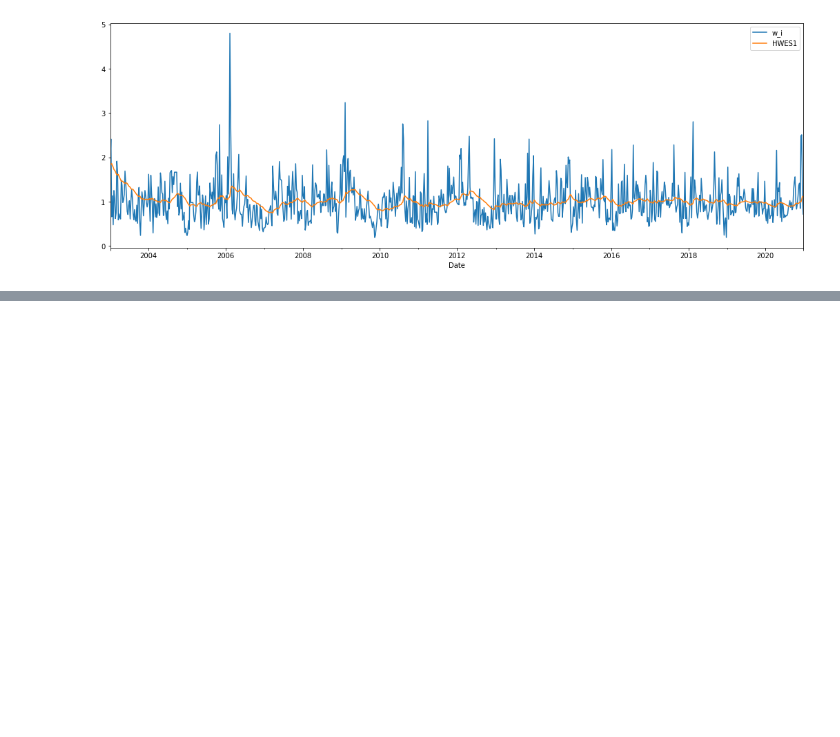
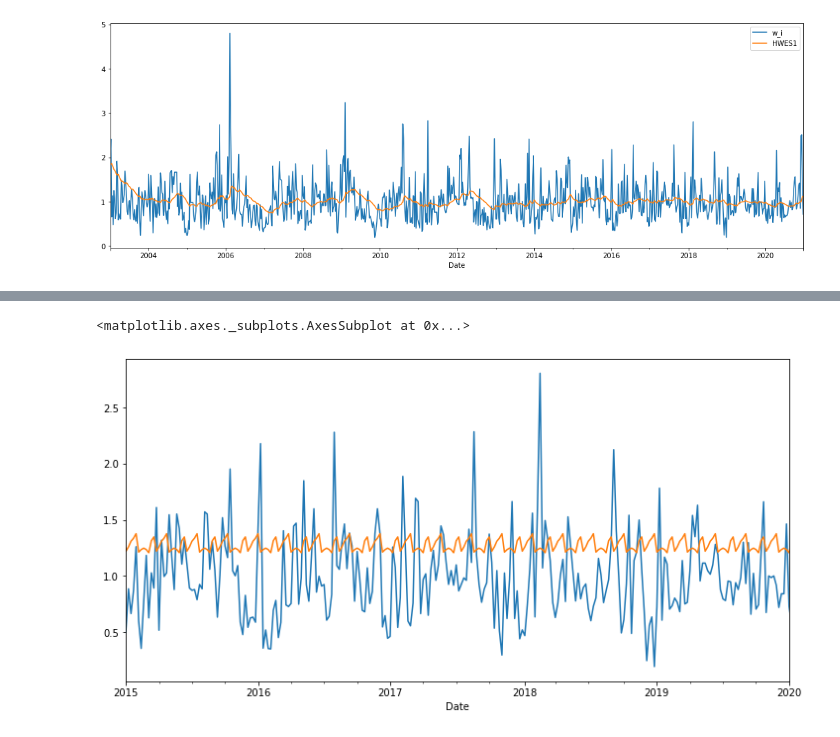
Before and after one commit to ADv0rnik/Data-analysis-for-JER, a Jupyter notebook: Holt_winters_model.ipynb, the cells around one changed output, grey strips where cells are left out. Cells and saved outputs as stored; diff of their text form; code cells hidden in the pictures; blank space fills up the shorter version.

```diff
--- a/Holt_winters_model.ipynb
+++ b/Holt_winters_model.ipynb
@@ -122,0 +183,6 @@ df[['w_i','HWES1']].plot(figsize = (18,6))
+# %%
+test_df['w_i'].plot(figsize = (12,6))
+test_predictions.plot(xlim = ['2015-01-01','2020-01-01'])
+# %% [output]
+<matplotlib.axes._subplots.AxesSubplot at 0x...>
+[figure, added]
```
Also changed, not shown: parts of 11 cells of this notebook.
